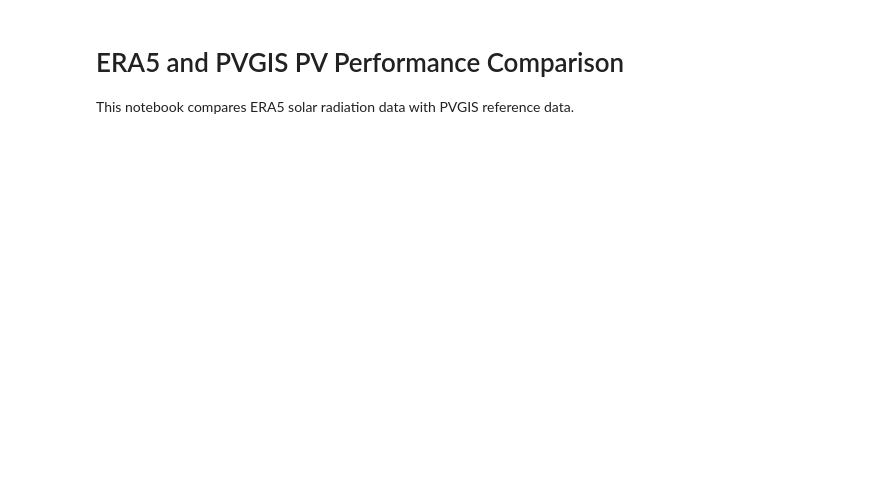
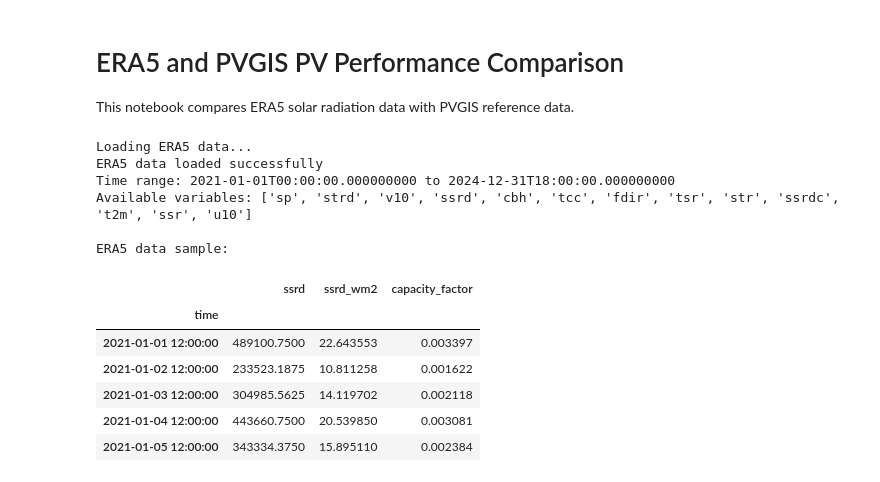
Before and after one commit to ImanSoltan/ERA5_basic_energy_analysis, a Jupyter notebook: notebooks/06_PV_Performance_Comparison.ipynb, the cells around one changed output. Drawn from its saved outputs; the diff is of its cells as text; code cells hidden in the pictures; blank space fills up the shorter version.

Commit message:
further adjustments to work with hourly data

```diff
--- a/notebooks/06_PV_Performance_Comparison.ipynb
+++ b/notebooks/06_PV_Performance_Comparison.ipynb
@@ -19,7 +24,7 @@ from scripts.analysis.pv_performance import PVPerformanceAnalyzer, PVGISClient
 # %%
 # Configuration
-LAT = 50.7  # Bonn, Germany
-LON = 7.1
+LAT = LATITUDE = 50.7  # Bonn, Germany
+LON = LONGITUDE = 7.1
 START_YEAR = 2021
 END_YEAR = 2024
 ERA5_FILE = os.path.join(project_root, 'data', 'processed', 'era5_merged_Bonn.nc')
@@ -29,33 +34,48 @@ analyzer = PVPerformanceAnalyzer(lat=LAT, lon=LON)
 # %%
 # 1. Load and process ERA5 data
 print("Loading ERA5 data...")
 try:
     era5_ds = xr.open_dataset(ERA5_FILE)
     print("ERA5 data loaded successfully")
     print("Time range:", era5_ds.time.min().values, "to", era5_ds.time.max().values)
     print("Available variables:", list(era5_ds.data_vars.keys()))
 
     # Process ERA5 data
     era5_df = analyzer.process_era5_data(era5_ds)
-    era5_df = era5_df.set_index('time')
+    if not isinstance(era5_df.index, pd.DatetimeIndex):
+        era5_df = era5_df.set_index('time')
 
     print("\nERA5 data sample:")
     display(era5_df[['ssrd', 'ssrd_wm2', 'capacity_factor']].head())
 
     # Plot 6-hourly data
     fig = px.line(
         era5_df.reset_index(),
         x='time',
         y='capacity_factor',
         title=f'ERA5 6-Hourly Capacity Factor ({START_YEAR}-{END_YEAR})',
         labels={'capacity_factor': 'Capacity Factor', 'time': 'Date'}
     )
     fig.update_layout(height=500)
     fig.show()
 
 except Exception as e:
     print(f"Error loading/processing ERA5 data: {e}")
     era5_ds = None
+# %% [output]
+Loading ERA5 data...
+ERA5 data loaded successfully
+Time range: 2021-01-01T00:00:00.000000000 to 2024-12-31T18:00:00.000000000
+Available variables: ['sp', 'strd', 'v10', 'ssrd', 'cbh', 'tcc', 'fdir', 'tsr', 'str', 'ssrdc', 't2m', 'ssr', 'u10']
+
+ERA5 data sample:
+|  | ssrd | ssrd_wm2 | capacity_factor |
+| time |  |  |  |
+| 2021-01-01 12:00:00 | 489100.7500 | 22.643553 | 0.003397 |
+| 2021-01-02 12:00:00 | 233523.1875 | 10.811258 | 0.001622 |
+| 2021-01-03 12:00:00 | 304985.5625 | 14.119702 | 0.002118 |
+| 2021-01-04 12:00:00 | 443660.7500 | 20.539850 | 0.003081 |
+| 2021-01-05 12:00:00 | 343334.3750 | 15.895110 | 0.002384 |
 # %%
 # 2. Get PVGIS data
 print("\nFetching PVGIS data...")
```
Also changed, not shown: parts of 5 cells of this notebook, 6 other files.
